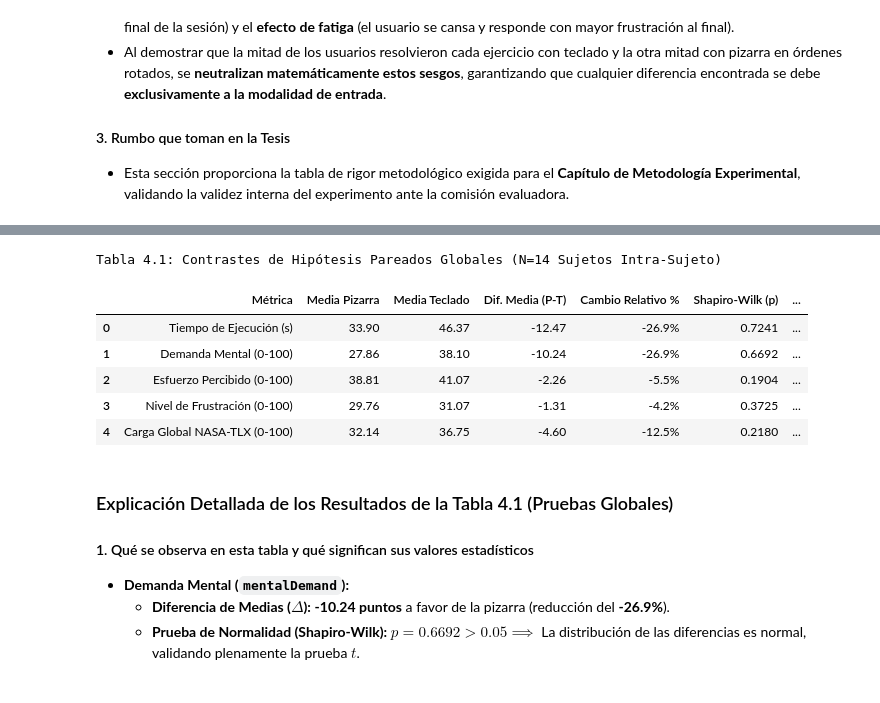
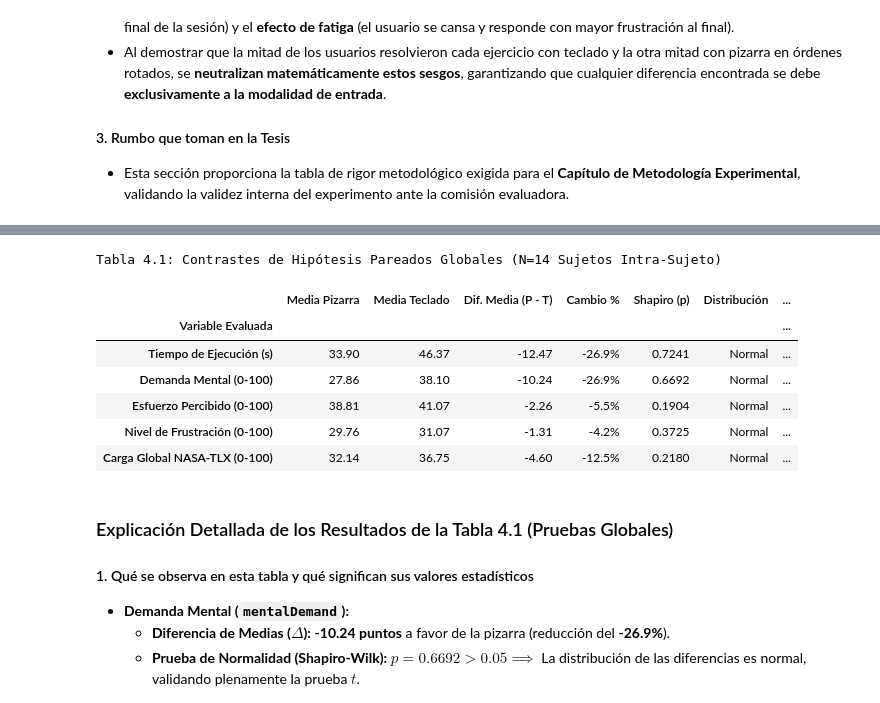
Before and after one commit to NyRoo12/analisis_datos_estudiantes, a Jupyter notebook: analisis_resultados_estudio.ipynb, the cells around one changed output, grey strips where cells are left out. Drawn from its saved outputs; the diff is of its cells as text; code cells hidden in the pictures.

```diff
--- a/analisis_resultados_estudio.ipynb
+++ b/analisis_resultados_estudio.ipynb
@@ -234,20 +248,0 @@ Tabla 3.1: Estadísticas Descriptivas Globales por Modalidad de Entrada (N=42 po
-# %%
-# 2. Tabla 3.2: Descriptivas Desagregadas por Complejidad
-desc_comp_list = []
-for comp in ['Baja', 'Media', 'Alta']:
-    for m in metrics:
-        for cond in ['pizarra', 'teclado']:
-            sub = df[(df['complexity'] == comp) & (df['condicion'] == cond)][m]
-            desc_comp_list.append({
-                'Complejidad': comp,
-                'Métrica': metric_names[m],
-                'Modalidad': 'Pizarra' if cond == 'pizarra' else 'Teclado',
-                'Media': sub.mean(),
-                'DE': sub.std(),
-                'Mediana': sub.median(),
-                'IQR': sub.quantile(0.75) - sub.quantile(0.25)
-            })
-
-df_desc_comp = pd.DataFrame(desc_comp_list)
-pivot_desc = df_desc_comp.pivot_table(index=['Complejidad', 'Métrica'], columns='Modalidad', values=['Media', 'DE', 'Mediana', 'IQR'])
-display(pivot_desc.style.format('{:.2f}').set_caption("Tabla 3.2: Estadísticas Descriptivas Desglosadas por Nivel de Complejidad"))
@@ -305,55 +351,61 @@ En este apartado se evalúan formalmente las hipótesis estadísticas mediante c
 # 1. Agregación a nivel de Sujeto (Promedio de 3 ejercicios de cada condición por estudiante)
 user_summary = df.groupby(['user', 'condicion'])[metrics].mean().unstack('condicion')
 
 # 2. Tabla 4.1: Contrastes Pareados Globales
 test_global_records = []
 for m in metrics:
     piz = user_summary[m]['pizarra']
     tec = user_summary[m]['teclado']
     diff = piz - tec
 
     shapiro_res = stats.shapiro(diff)
     ttest_res = stats.ttest_rel(piz, tec)
     wilcox_res = stats.wilcoxon(piz, tec)
     d = diff.mean() / diff.std(ddof=1) if diff.std(ddof=1) != 0 else 0
     pct = ((piz.mean() - tec.mean()) / tec.mean()) * 100
 
+    is_normal = shapiro_res.pvalue > 0.05
+    test_recom = 'Paired t-test' if is_normal else 'Wilcoxon Signed-Rank'
+    p_final = ttest_res.pvalue if is_normal else wilcox_res.pvalue
+    stat_final = ttest_res.statistic if is_normal else wilcox_res.statistic
+
     test_global_records.append({
-        'Métrica': metric_names[m],
+        'Variable Evaluada': metric_names[m],
         'Media Pizarra': piz.mean(),
         'Media Teclado': tec.mean(),
-        'Dif. Media (P-T)': diff.mean(),
-        'Cambio Relativo %': pct,
-        'Shapiro-Wilk (p)': shapiro_res.pvalue,
-        't-statistic (df=13)': ttest_res.statistic,
-        'p-valor (t-test)': ttest_res.pvalue,
-        'Wilcoxon (W)': wilcox_res.statistic,
-        'p-valor (Wilcoxon)': wilcox_res.pvalue,
+        'Dif. Media (P - T)': diff.mean(),
+        'Cambio %': pct,
+        'Shapiro (p)': shapiro_res.pvalue,
+        'Distribución': 'Normal' if is_normal else 'No Normal',
+        'Prueba Elegida': test_recom,
+        'Estadístico Test': stat_final,
+        'p-valor del Test': p_final,
         "Cohen's d": d,
-        'Significancia': 'Significativo (p < 0.05)' if (ttest_res.pvalue < 0.05 or wilcox_res.pvalue < 0.05) else ('Tendencia (p < 0.10)' if (ttest_res.pvalue < 0.10 or wilcox_res.pvalue < 0.10) else 'No significativo')
+        'Conclusión Estadística': 'Significativo (p < 0.05)' if p_final < 0.05 else ('Tendencia (p < 0.10)' if p_final < 0.10 else 'No significativo')
     })
 
 df_tests_global = pd.DataFrame(test_global_records)
+df_tests_global.set_index('Variable Evaluada', inplace=True)
+
 display(df_tests_global.style.format({
     'Media Pizarra': '{:.2f}',
     'Media Teclado': '{:.2f}',
-    'Dif. Media (P-T)': '{:.2f}',
-    'Cambio Relativo %': '{:+.1f}%',
-    'Shapiro-Wilk (p)': '{:.4f}',
-    't-statistic (df=13)': '{:.3f}',
-    'p-valor (t-test)': '{:.4f}',
-    'Wilcoxon (W)': '{:.1f}',
-    'p-valor (Wilcoxon)': '{:.4f}',
+    'Dif. Media (P - T)': '{:+.2f}',
+    'Cambio %': '{:+.1f}%',
+    'Shapiro (p)': '{:.4f}',
+    'Estadístico Test': '{:.3f}',
+    'p-valor del Test': '{:.4f}',
     "Cohen's d": '{:.3f}'
 }).set_caption("Tabla 4.1: Contrastes de Hipótesis Pareados Globales (N=14 Sujetos Intra-Sujeto)"))
 # %% [output]
 Tabla 4.1: Contrastes de Hipótesis Pareados Globales (N=14 Sujetos Intra-Sujeto)
-|  | Métrica | Media Pizarra | Media Teclado | Dif. Media (P-T) | Cambio Relativo % | Shapiro-Wilk (p) | ... |
-| 0 | Tiempo de Ejecución (s) | 33.90 | 46.37 | -12.47 | -26.9% | 0.7241 | ... |
-| 1 | Demanda Mental (0-100) | 27.86 | 38.10 | -10.24 | -26.9% | 0.6692 | ... |
-| 2 | Esfuerzo Percibido (0-100) | 38.81 | 41.07 | -2.26 | -5.5% | 0.1904 | ... |
-| 3 | Nivel de Frustración (0-100) | 29.76 | 31.07 | -1.31 | -4.2% | 0.3725 | ... |
-| 4 | Carga Global NASA-TLX (0-100) | 32.14 | 36.75 | -4.60 | -12.5% | 0.2180 | ... |
+|  | Media Pizarra | Media Teclado | Dif. Media (P - T) | Cambio % | Shapiro (p) | Distribución | ... |
+| Variable Evaluada |  |  |  |  |  |  | ... |
+| Tiempo de Ejecución (s) | 33.90 | 46.37 | -12.47 | -26.9% | 0.7241 | Normal | ... |
+| Demanda Mental (0-100) | 27.86 | 38.10 | -10.24 | -26.9% | 0.6692 | Normal | ... |
+| Esfuerzo Percibido (0-100) | 38.81 | 41.07 | -2.26 | -5.5% | 0.1904 | Normal | ... |
+| Nivel de Frustración (0-100) | 29.76 | 31.07 | -1.31 | -4.2% | 0.3725 | Normal | ... |
+| Carga Global NASA-TLX (0-100) | 32.14 | 36.75 | -4.60 | -12.5% | 0.2180 | Normal | ... |
 # %% [markdown]
 ### Explicación Detallada de los Resultados de la Tabla 4.1 (Pruebas Globales)
 
```
Also changed, not shown: parts of 29 cells of this notebook.
